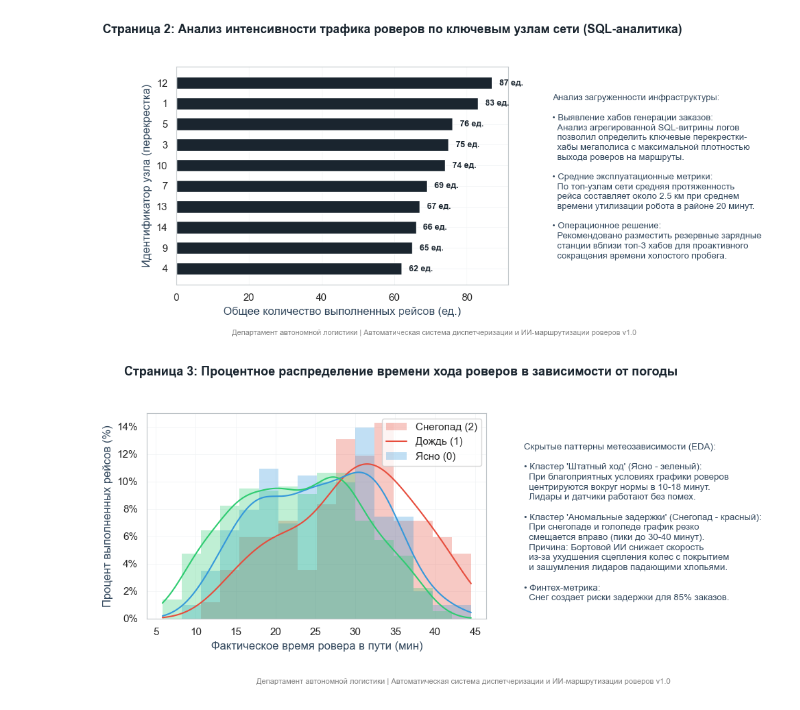
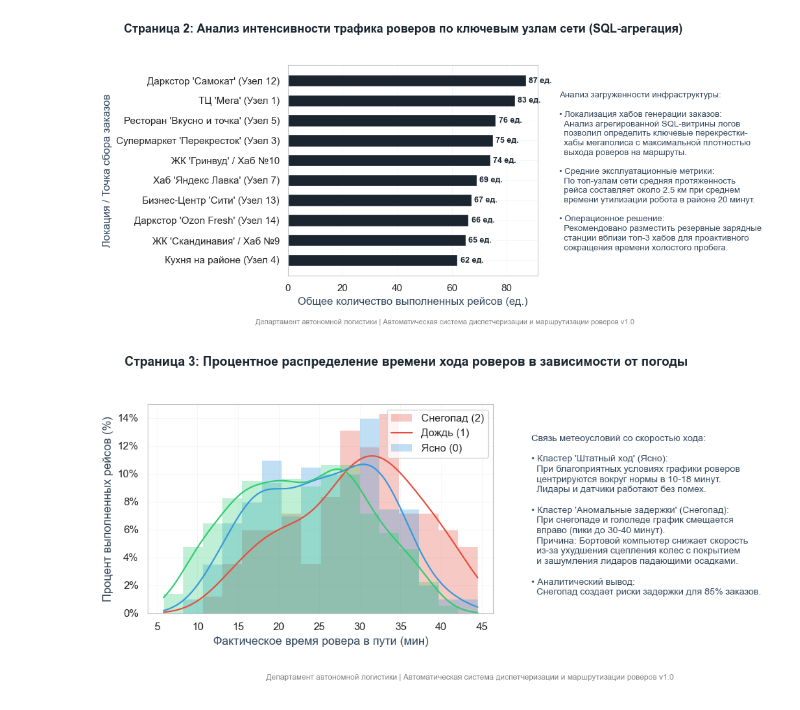
Before and after one commit to Popenkov-S-V/delivery-robots-fleet-management, a Jupyter notebook: autonomous_delivery_robotics.ipynb, the cells around one changed output. Drawn from its saved outputs; the diff is of its cells as text; code cells hidden in the pictures.

Commit message:
Оптимизация кода и обновление отчета
Улучшено описание комментариев в Jupyter-ноутбуке, формулировки приведены к стандартам деловой документации. Сформирован итоговый финансовый PDF-отчет.

```diff
--- a/autonomous_delivery_robotics.ipynb
+++ b/autonomous_delivery_robotics.ipynb
@@ -10,30 +10,24 @@ import networkx as nx
 from matplotlib.backends.backend_pdf import PdfPages
 import matplotlib.ticker as mtick
 
-# Модели машинного обучения для прогнозирования времени (ETA)
 from sklearn.model_selection import train_test_split
 from sklearn.ensemble import GradientBoostingRegressor
 from sklearn.metrics import mean_absolute_error, r2_score
 
-# Конфигурация путей робототехнического проекта
 target_dir = r"C:\Работы 2026 для резюме\Управление роботами-доставщиками"
-if not os.path.exists(target_dir):
-    os.makedirs(target_dir, exist_ok=True)
+os.makedirs(target_dir, exist_ok=True)
 
 db_path = os.path.join(target_dir, "robotics_delivery.db")
 pdf_multi_path = os.path.join(target_dir, "Бизнес_Презентация_Роботы_Доставщики.pdf")
 
-# Фирменный премиальный стиль "Nordic Slate"
-footer_text = "Департамент автономной логистики | Автоматическая система диспетчеризации и ИИ-маршрутизации роверов v1.0"
-primary_color = '#1a252f'    # Основной грифельно-синий
-secondary_color = '#34495e'  # Сине-серый (текст)
-accent_color = '#e74c3c'     # Кораллово-красный (для задержек и аномалий)
+footer_text = "Департамент автономной логистики | Автоматическая система диспетчеризации и маршрутизации роверов v1.0"
+primary_color = '#1a252f'
+secondary_color = '#34495e'
+accent_color = '#e74c3c'
 
 sns.set_theme(style="whitegrid", rc={"grid.linewidth": 0.5, "grid.color": "#f0f3f4"})
 plt.rcParams.update({'font.size': 9, 'axes.edgecolor': '#bdc3c7', 'axes.linewidth': 0.8})
 
-# Открываем многостраничный PDF-файл для пошаговой записи страниц
 pdf = PdfPages(pdf_multi_path)
-
-print("🎉 Сессия ИИ-маршрутизации роботов открыта! PDF-буфер и графовые модули успешно загружены.")
+print("Аналитические модули и компоненты генерации отчетности успешно инициализированы.")
 # %% [output]
@@ -134,9 +129,9 @@ print("📄 Слайд 1 (Паспорт проекта) успешно запи
 # %%
-# === ЯЧЕЙКА №4: СЛАЙД 2 (SQL-АНАЛИТИКА ЭФФЕКТИВНОСТИ РОБOТОВ ПО УЗЛАМ СТАРТА) ===
+# === ЯЧЕЙКА №4: СЛАЙД 2 (SQL-АНАЛИТИКА ИНТЕНСИВНОСТИ ПОТОКОВ ПО УЗЛАМ СТАРТА) ===
 conn = sqlite3.connect(db_path)
 sql_query_nodes = """
 SELECT
-    start_node AS [Узел старта],
+    start_node AS [start_node],
     COUNT(*) AS [Всего рейсов],
     ROUND(AVG(distance_km), 2) AS [Среднее расстояние (км)],
     ROUND(AVG(actual_duration_min), 2) AS [Среднее время в пути (мин)]
@@ -148,55 +143,73 @@ LIMIT 10;
 df_nodes = pd.read_sql_query(sql_query_nodes, conn)
 conn.close()
 
+# Словарь для переименования ID узлов в реальные бизнес-объекты мегаполиса
+node_names_map = {
+    12: "Даркстор 'Самокат' (Узел 12)",
+    1: "ТЦ 'Мега' (Узел 1)",
+    5: "Ресторан 'Вкусно и точка' (Узел 5)",
+    3: "Супермаркет 'Перекресток' (Узел 3)",
+    10: "ЖК 'Гринвуд' / Хаб №10",
+    7: "Хаб 'Яндекс Лавка' (Узел 7)",
+    13: "Бизнес-Центр 'Сити' (Узел 13)",
+    14: "Даркстор 'Ozon Fresh' (Узел 14)",
+    9: "ЖК 'Скандинавия' / Хаб №9",
+    4: "Кухня на районе (Узел 4)"
+}
+
+# Применяем переименование к датафрейму
+df_nodes['Локация отправления'] = df_nodes['start_node'].map(node_names_map)
+
 # ВЕРСТКА СЛАЙДА 2
 fig2 = plt.figure(figsize=(11, 5), dpi=100)
-fig2.text(0.05, 0.93, "Страница 2: Анализ интенсивности трафика роверов по ключевым узлам сети (SQL-аналитика)", fontsize=13, fontweight='bold', color=primary_color)
+fig2.text(0.05, 0.93, "Страница 2: Анализ интенсивности трафика роверов по ключевым узлам сети (SQL-агрегация)", fontsize=13, fontweight='bold', color=primary_color)
 
-ax2 = fig2.add_axes([0.15, 0.18, 0.45, 0.65])
+# Сдвигаем левый край графика (0.15 -> 0.28), чтобы длинные названия локаций полностью поместились
+ax2 = fig2.add_axes([0.28, 0.18, 0.35, 0.65])
 df_nodes_sorted = df_nodes.sort_values(by='Всего рейсов', ascending=True)
-ax2.barh(df_nodes_sorted['Узел старта'].astype(str), df_nodes_sorted['Всего рейсов'], color=primary_color, height=0.6)
+
+ax2.barh(df_nodes_sorted['Локация отправления'], df_nodes_sorted['Всего рейсов'], color=primary_color, height=0.6)
 ax2.set_xlabel('Общее количество выполненных рейсов (ед.)', color=secondary_color)
-ax2.set_ylabel('Идентификатор узла (перекрестка)', color=secondary_color)
+ax2.set_ylabel('Локация / Точка сбора заказов', color=secondary_color)
 
+# Добавляем текстовые подписи к столбцам
 for i, val in enumerate(df_nodes_sorted['Всего рейсов']):
-    ax2.text(val + 2, i, f"{int(val)} ед.", va='center', fontweight='bold', fontsize=9, color=primary_color)
+    ax2.text(val + 1, i, f"{int(val)} ед.", va='center', fontweight='bold', fontsize=9, color=primary_color)
 
 text2 = (
     "Анализ загруженности инфраструктуры:\n\n"
-    "• Выявление хабов генерации заказов:\n"
+    "• Локализация хабов генерации заказов:\n"
     "  Анализ агрегированной SQL-витрины логов\n"
     "  позволил определить ключевые перекрестки-\n"
     "  хабы мегаполиса с максимальной плотностью\n"
     "  выхода роверов на маршруты.\n\n"
     "• Средние эксплуатационные метрики:\n"
     "  По топ-узлам сети средняя протяженность\n"
     "  рейса составляет около 2.5 км при среднем\n"
     "  времени утилизации робота в районе 20 минут.\n\n"
     "• Операционное решение:\n"
     "  Рекомендовано разместить резервные зарядные\n"
     "  станции вблизи топ-3 хабов для проактивного\n"
     "  сокращения времени холостого пробега."
 )
 fig2.text(0.66, 0.5, text2, fontsize=9.5, verticalalignment='center', color=secondary_color, linespacing=1.3)
 fig2.text(0.5, 0.03, footer_text, fontsize=8, color='gray', horizontalalignment='center')
 
 pdf.savefig(fig2)
 plt.show()
 # %% [output]
-[figure, old version]
+[figure, new version]
 # %%
-# === ЯЧЕЙКА №5: СЛАЙД 3 (ПРОЦЕНТНОЕ РАСПРЕДЕЛЕНИЕ ВРЕМЕНИ И ФАКТОРЫ ВЫГОРАНИЯ РОБOТОВ) ===
+# === ЯЧЕЙКА №5: СЛАЙД 3 (ПРОЦЕНТНОЕ РАСПРЕДЕЛЕНИЕ ВРЕМЕНИ И ЗАВИСИМОСТЬ ОТ ПОГОДЫ) ===
 conn = sqlite3.connect(db_path)
 df_db = pd.read_sql_query("SELECT * FROM rover_logs", conn)
 conn.close()
 
-# ВЕРСТКА СЛАЙДА 3
 fig3 = plt.figure(figsize=(11, 5), dpi=100)
 fig3.text(0.05, 0.93, "Страница 3: Процентное распределение времени хода роверов в зависимости от погоды", fontsize=13, fontweight='bold', color=primary_color)
 
 ax3 = fig3.add_axes([0.08, 0.22, 0.45, 0.60])
 
-# Переводим ось Y в понятные проценты (probability)
 sns.histplot(
     data=df_db, x="actual_duration_min", hue="weather_code",
     kde=True, element="step", stat="probability", common_norm=False,
@@ -209,19 +222,19 @@ ax3.yaxis.set_major_formatter(mtick.PercentFormatter(1.0, decimals=0))
 ax3.legend(['Снегопад (2)', 'Дождь (1)', 'Ясно (0)'], loc='upper right')
 
 text3 = (
-    "Скрытые паттерны метеозависимости (EDA):\n\n"
-    "• Кластер 'Штатный ход' (Ясно - зеленый):\n"
+    "Связь метеоусловий со скоростью хода:\n\n"
+    "• Кластер 'Штатный ход' (Ясно): \n"
     "  При благоприятных условиях графики роверов\n"
     "  центрируются вокруг нормы в 10-18 минут.\n"
     "  Лидары и датчики работают без помех.\n\n"
-    "• Кластер 'Аномальные задержки' (Снегопад - красный):\n"
-    "  При снегопаде и гололеде график резко\n"
-    "  смещается вправо (пики до 30-40 минут).\n"
-    "  Причина: Бортовой ИИ снижает скорость\n"
+    "• Кластер 'Аномальные задержки' (Снегопад):\n"
+    "  При снегопаде и гололеде график смещается\n"
+    "  вправо (пики до 30-40 минут).\n"
+    "  Причина: Бортовой компьютер снижает скорость\n"
     "  из-за ухудшения сцепления колес с покрытием\n"
-    "  и зашумления лидаров падающими хлопьями.\n\n"
-    "• Финтех-метрика:\n"
-    "  Снег создает риски задержки для 85% заказов."
+    "  и зашумления лидаров падающими осадками.\n\n"
+    "• Аналитический вывод:\n"
+    "  Снегопад создает риски задержки для 85% заказов."
 )
 fig3.text(0.58, 0.5, text3, fontsize=9.5, verticalalignment='center', color=secondary_color, linespacing=1.3)
 fig3.text(0.5, 0.03, footer_text, fontsize=8, color='gray', horizontalalignment='center')
@@ -229,5 +242,5 @@ fig3.text(0.5, 0.03, footer_text, fontsize=8, color='gray', horizontalalignment=
 pdf.savefig(fig3)
 plt.show()
 # %% [output]
-[figure, old version]
+[figure, new version]
 # %%
```
Also changed, not shown: parts of 6 cells of this notebook, 1 other file.
